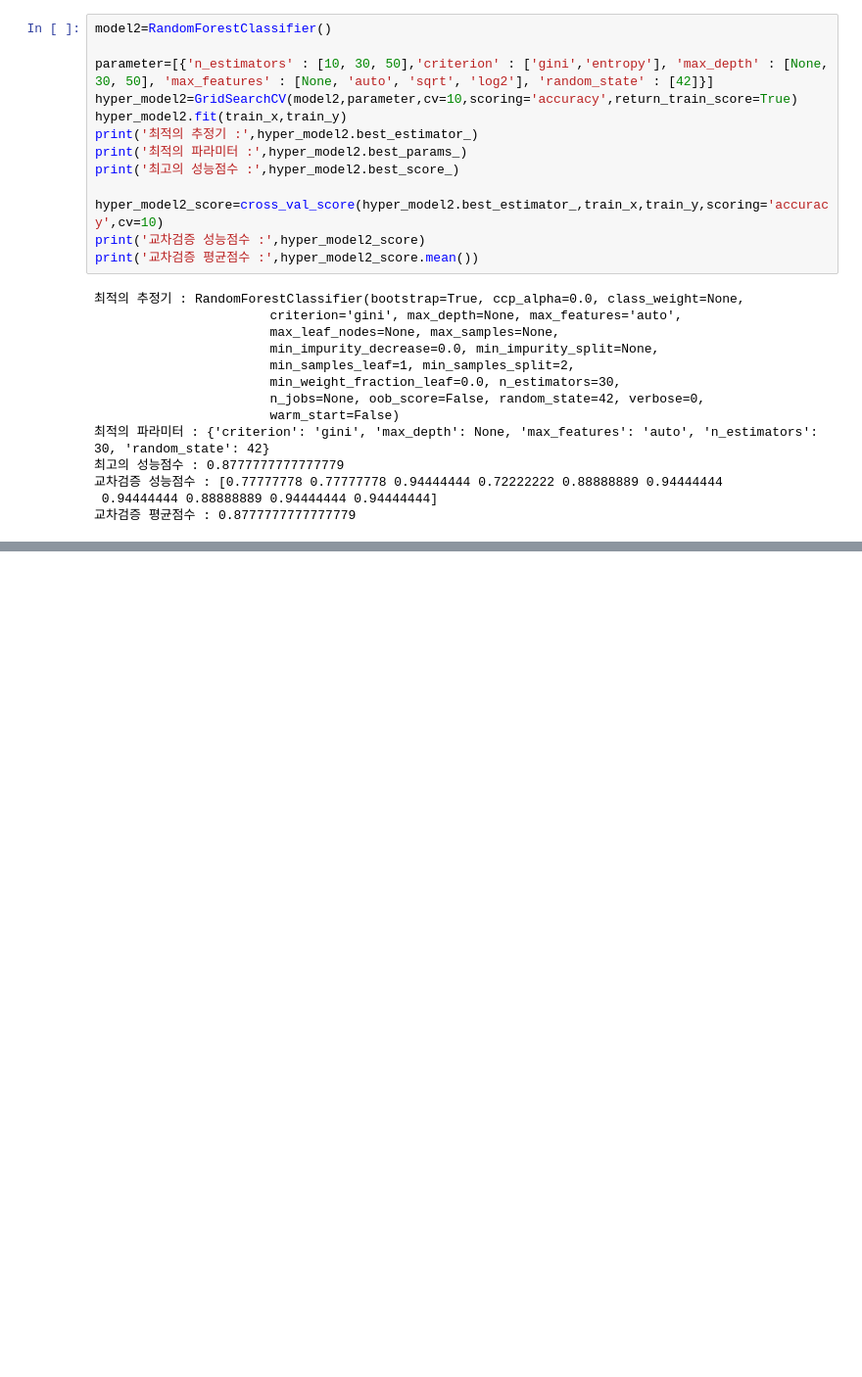
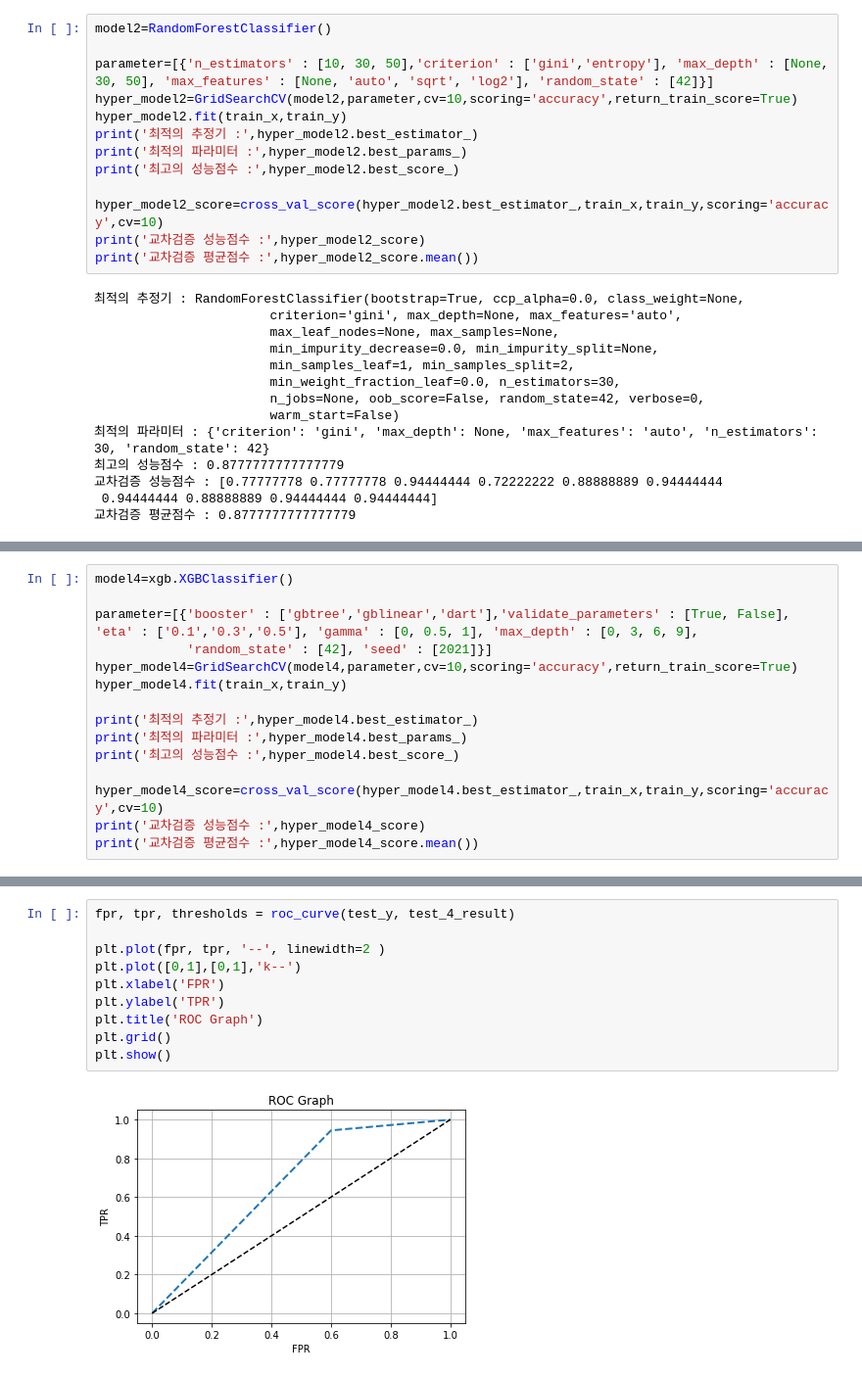
Before and after one commit to Ash-Stat/An-Si-Hyun, a Jupyter notebook: 무슨일이조_데이터정제.ipynb, the cells around one changed output, grey strips where cells are left out. Shown at 98% size. Saved outputs shown, nothing was run; the diff lists cells and outputs as text; blank space fills up the shorter version.

```diff
--- a/무슨일이조_데이터정제.ipynb
+++ b/무슨일이조_데이터정제.ipynb
@@ -1915,0 +1914,15 @@ print('교차검증 평균점수 :',hyper_model2_score.mean())
+# %%
+model4=xgb.XGBClassifier()
+
+parameter=[{'booster' : ['gbtree','gblinear','dart'],'validate_parameters' : [True, False], 'eta' : ['0.1','0.3','0.5'], 'gamma' : [0, 0.5, 1], 'max_depth' : [0, 3, 6, 9],
+            'random_state' : [42], 'seed' : [2021]}]
+hyper_model4=GridSearchCV(model4,parameter,cv=10,scoring='accuracy',return_train_score=True)
+hyper_model4.fit(train_x,train_y)
+
+print('최적의 추정기 :',hyper_model4.best_estimator_)
+print('최적의 파라미터 :',hyper_model4.best_params_)
+print('최고의 성능점수 :',hyper_model4.best_score_)
+
+hyper_model4_score=cross_val_score(hyper_model4.best_estimator_,train_x,train_y,scoring='accuracy',cv=10)
+print('교차검증 성능점수 :',hyper_model4_score)
+print('교차검증 평균점수 :',hyper_model4_score.mean())
@@ -1915,0 +2146,12 @@ print('교차검증 평균점수 :',hyper_model2_score.mean())
+# %%
+fpr, tpr, thresholds = roc_curve(test_y, test_4_result)
+
+plt.plot(fpr, tpr, '--', linewidth=2 )
+plt.plot([0,1],[0,1],'k--')
+plt.xlabel('FPR')
+plt.ylabel('TPR')
+plt.title('ROC Graph')
+plt.grid()
+plt.show()
+# %% [output]
+[figure, added]
```
Also changed, not shown: parts of 18 cells of this notebook.
